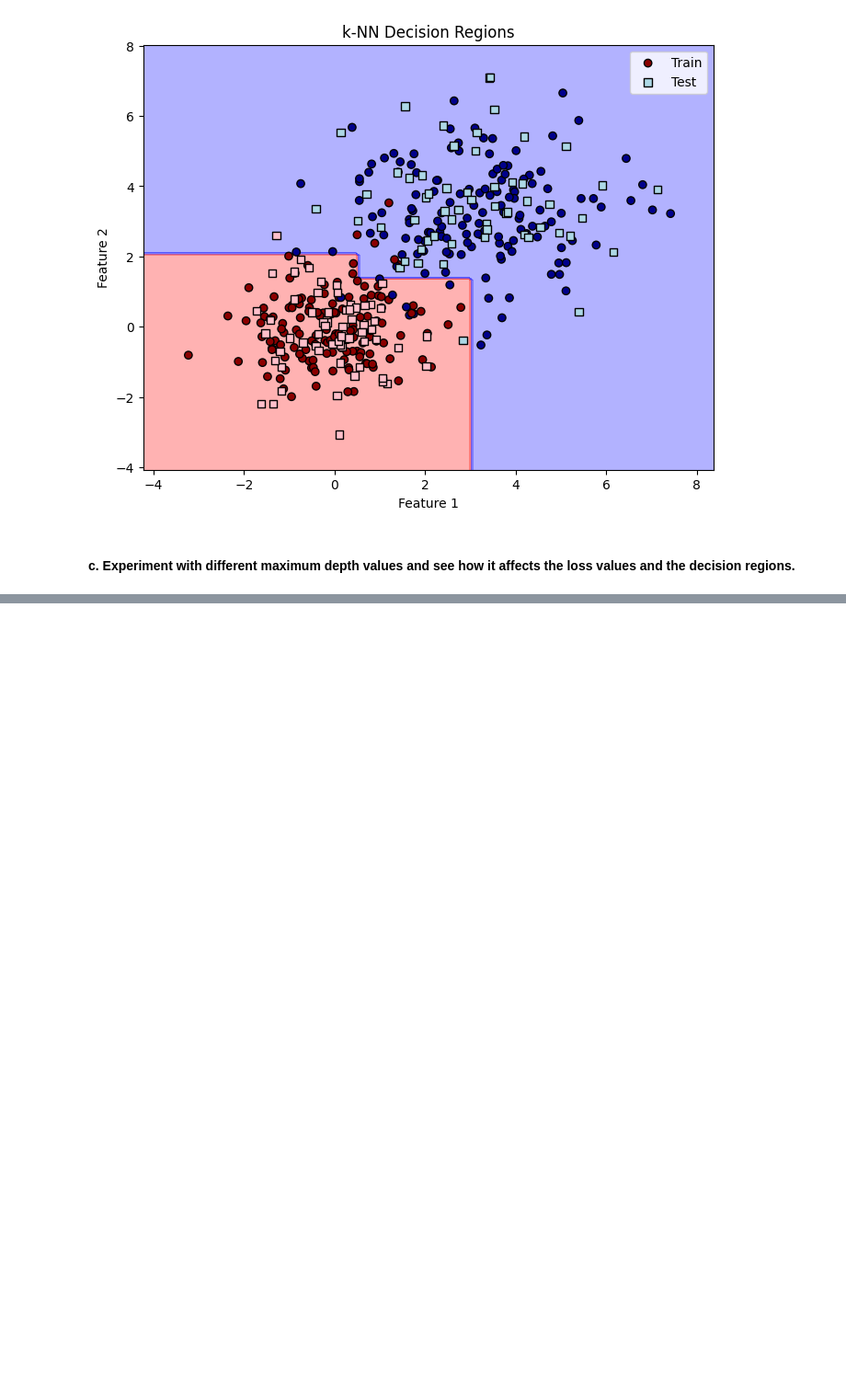
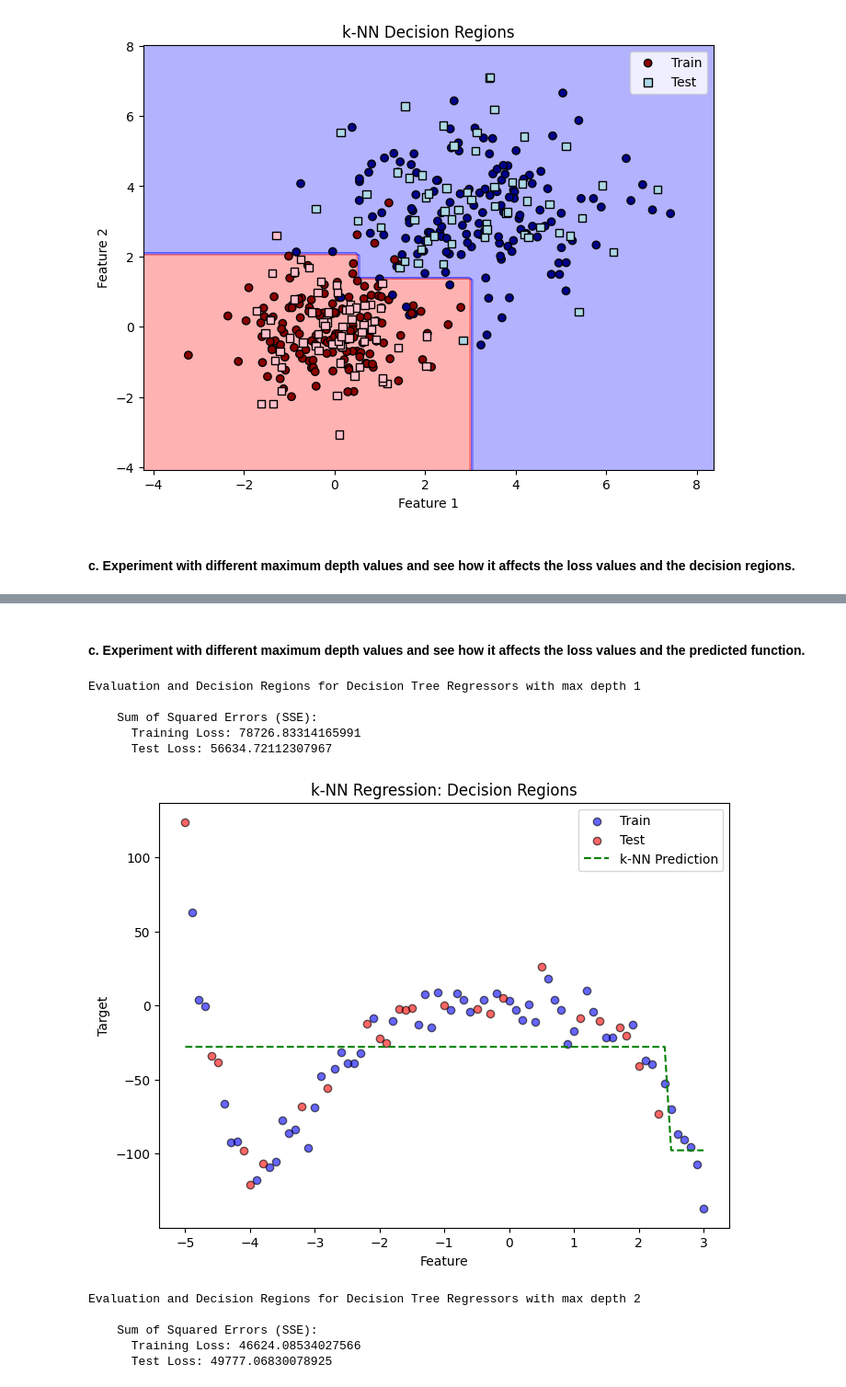
Before and after one commit to keys-i/COMP4702, a Jupyter notebook: src/W2.ipynb, the cells around one changed output, grey strips where cells are left out. Shown at 92% size. Drawn from its saved outputs; the diff is of its cells as text; code cells hidden in the pictures; blank space fills up the shorter version.

```diff
--- a/src/W2.ipynb
+++ b/src/W2.ipynb
@@ -280,0 +315,20 @@ for i in range(1,3):
+# %% [markdown]
+#### c. Experiment with different maximum depth values and see how it affects the loss values and the predicted function.
+# %%
+for i in range(1,3):
+  clfr, yr_train_pred, yr_test_pred = train_and_predict_clf(Xr_train, yr_train, Xr_test, yr_test, max_depth=i)
+  print(f"{color.YELLOW_BOLD}Evaluation and Decision Regions for Decision Tree Regressors with max depth {i}{color.END}")
+  evaluate_regressor(yr_train, yr_train_pred, yr_test, yr_test_pred)
+  plot_decision_regions_r(Xr, yr, Xr_train, yr_train, Xr_test, yr_test, clfr)
+# %% [output]
+Evaluation and Decision Regions for Decision Tree Regressors with max depth 1
+
+    Sum of Squared Errors (SSE):
+      Training Loss: 78726.83314165991
+      Test Loss: 56634.72112307967
+[figure, added]
+Evaluation and Decision Regions for Decision Tree Regressors with max depth 2
+
+    Sum of Squared Errors (SSE):
+      Training Loss: 46624.08534027566
+      Test Loss: 49777.06830078925
```
Also changed, not shown: parts of 10 cells of this notebook.
